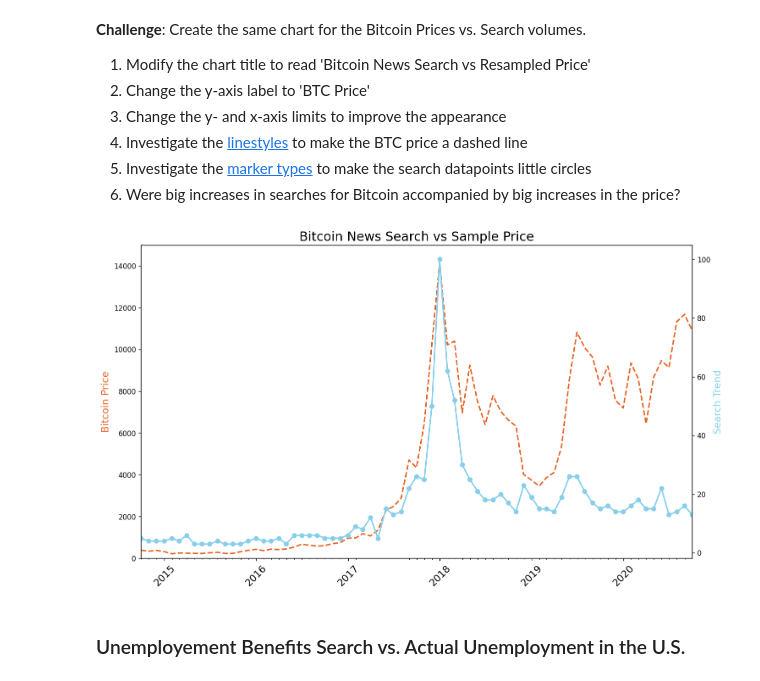
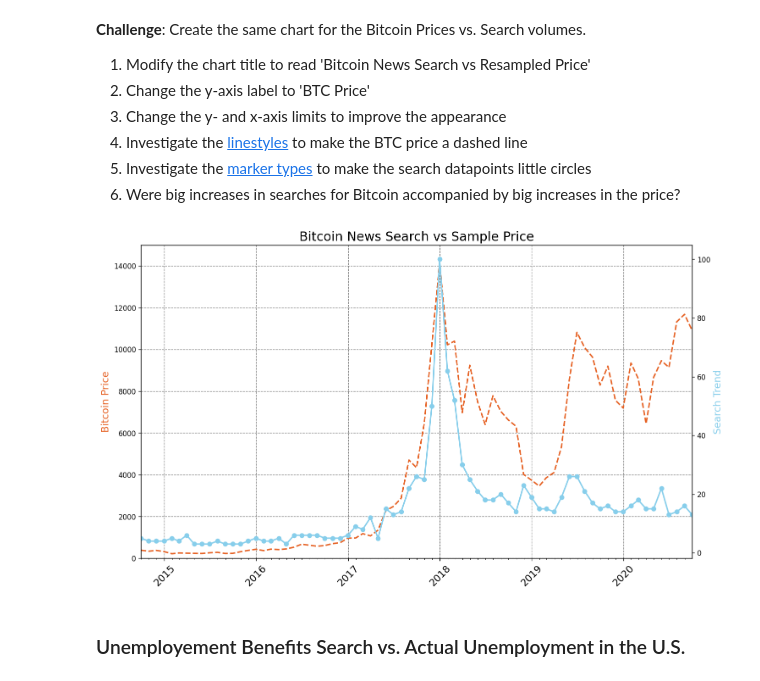
Before and after one commit to AndyRoy04/100DaysOfCode_Python, a Jupyter notebook: Day_75/Google Trends and Data Visualisation (start).ipynb, the cells around one changed output. Cells and saved outputs as stored; diff of their text form; code cells hidden in the pictures.

```diff
--- a/Day_75/Google Trends and Data Visualisation (start).ipynb
+++ b/Day_75/Google Trends and Data Visualisation (start).ipynb
@@ -256,33 +256,35 @@ ax1.xaxis.set_minor_locator(months)
 # %%
 plt.figure(figsize=(14, 8), dpi=120)     # increases size and resolution
 plt.title('Bitcoin News Search vs Sample Price', fontsize=18)
 
 # increasing the size and rotating the labels
 plt.xticks(fontsize=14, rotation=45)
 
 ax1 = plt.gca()
 ax2 = ax1.twinx()
+
+ax1.grid(color='grey', linestyle='--')
 
 # formating the ticks from the matplotlib DATEs module
 ax1.xaxis.set_major_locator(years)
 ax1.xaxis.set_major_formatter(years_fmt)
 ax1.xaxis.set_minor_locator(months)
 
 # Increase fontsize and linewidth for larger charts
 ax1.set_ylabel('Bitcoin Price', color="#E66123", fontsize=14)
 ax2.set_ylabel('Search Trend', color='skyblue', fontsize=14)
 
 # Setting minimum and maximum values on the axes
 ax1.set_ylim(bottom=0, top=15000)
 ax1.set_xlim([df_btc_monthly_price.index.min(), df_btc_monthly_price.index.max()])
 
 ax1.plot(df_btc_monthly_price.index, df_btc_monthly_price.CLOSE, color='#E66123', linewidth=2, linestyle='--')
 ax2.plot(df_btc_monthly_price.index, df_btc_search.BTC_NEWS_SEARCH, color='skyblue', linewidth=2, marker='o')
 
 # Displays chart explicitly
 plt.show()
 # %% [output]
-[figure, old version]
+[figure, new version]
 # %% [markdown]
 ### Unemployement Benefits Search vs. Actual Unemployment in the U.S.
 # %% [markdown]
```
